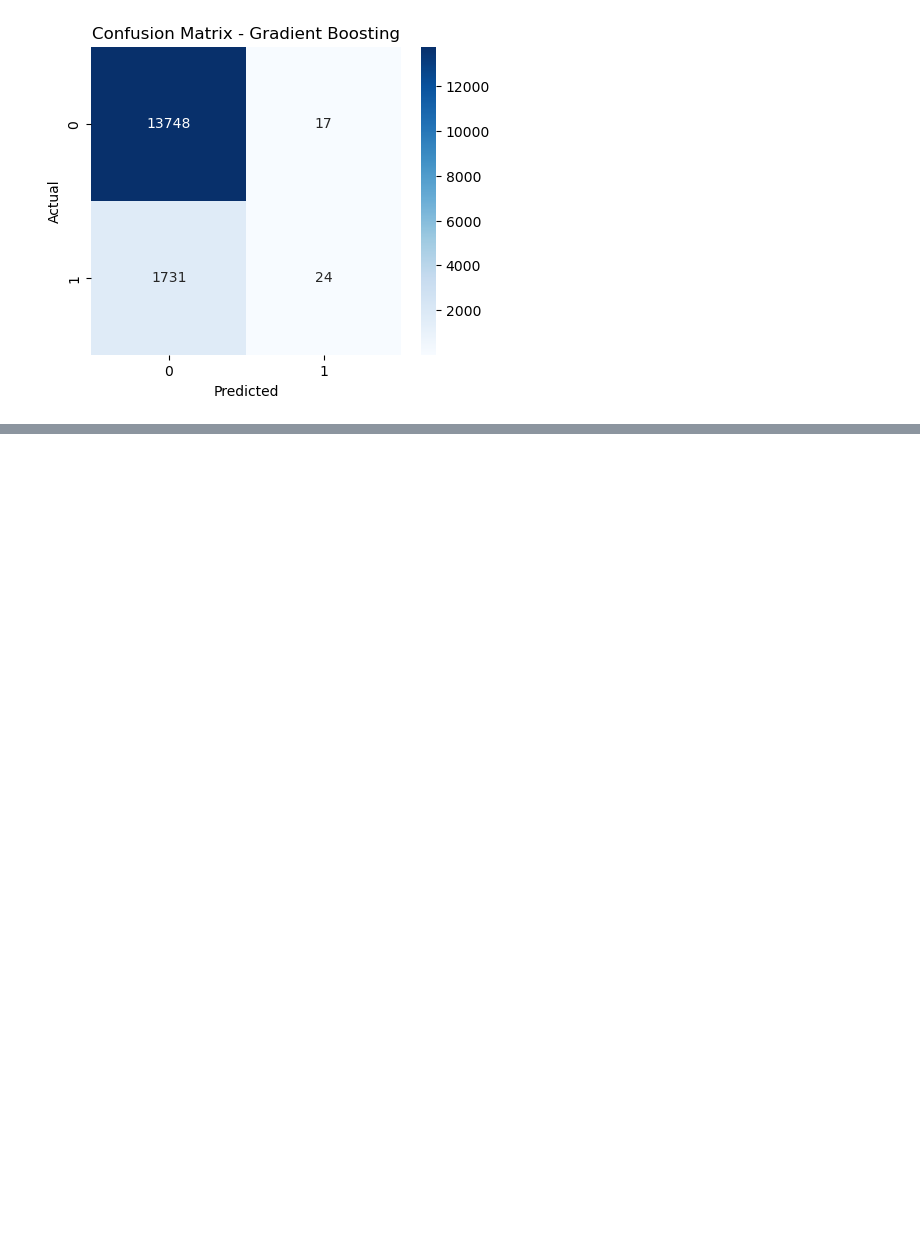
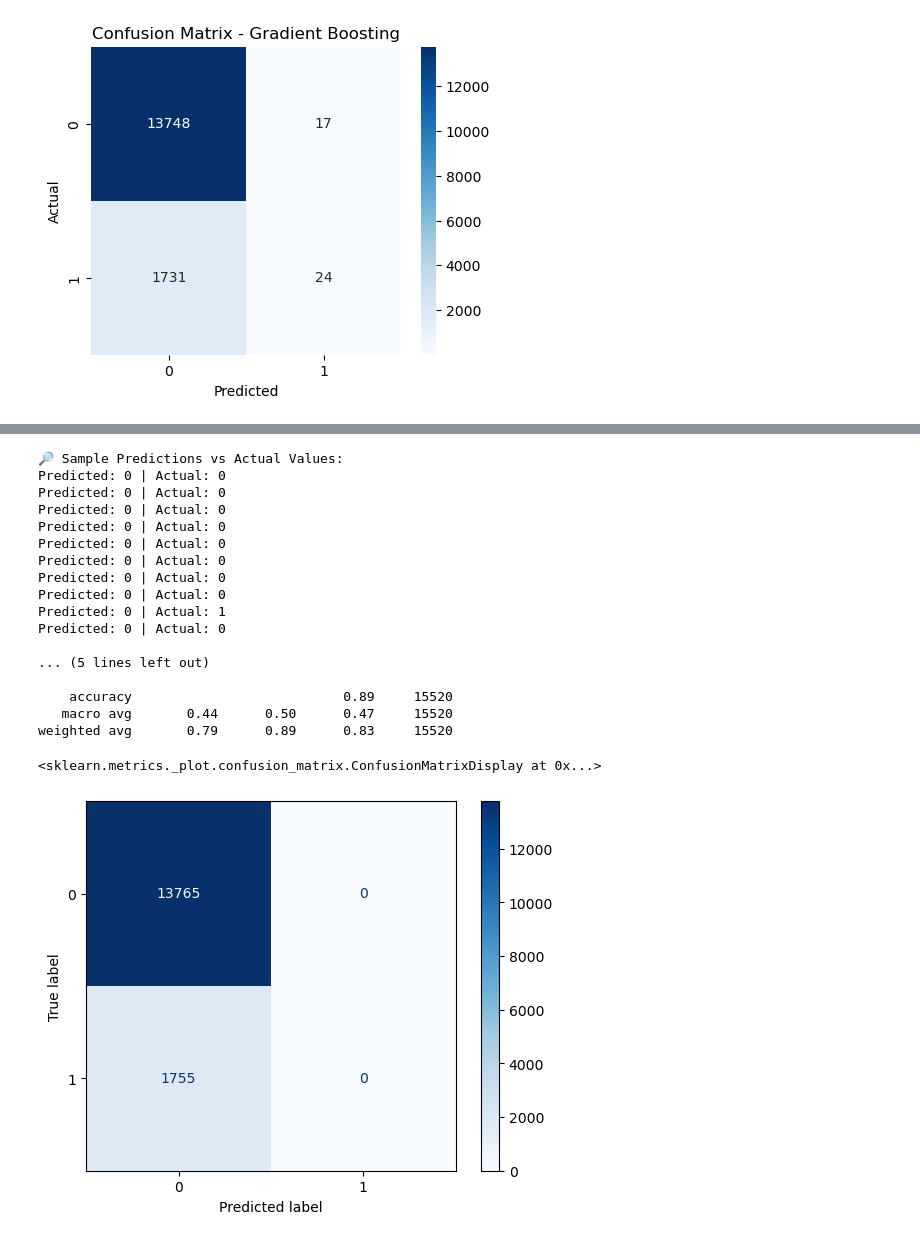
Before and after one commit to ayshathfahima/Final_project__Predicting-30-Day-Hospital-Readmission-in-Diabetic-Patients, a Jupyter notebook: Final_Project.ipynb, the cells around one changed output, grey strips where cells are left out. Saved outputs shown, nothing was run; the diff lists cells and outputs as text; code cells hidden in the pictures; blank space fills up the shorter version.

```diff
--- a/Final_Project.ipynb
+++ b/Final_Project.ipynb
@@ -346,0 +562,42 @@ This helps hospitals identify patients at risk of **30-day readmission** and imp
+# %%
+from sklearn.metrics import classification_report, confusion_matrix, ConfusionMatrixDisplay
+
+# Use the best Decision Tree model
+best_model = best_models["Decision Tree"]
+
+# Predictions on test set
+y_pred = best_model.predict(X_test)
+
+# Show first 10 predictions vs actual values
+print("🔎 Sample Predictions vs Actual Values:")
+for i in range(10):
+    print(f"Predicted: {y_pred[i]} | Actual: {y_test.iloc[i]}")
+
+# Classification Report
+print("\n📊 Classification Report:")
+print(classification_report(y_test, y_pred))
+
+# Confusion Matrix
+cm = confusion_matrix(y_test, y_pred)
+disp = ConfusionMatrixDisplay(confusion_matrix=cm, display_labels=best_model.classes_)
+disp.plot(cmap="Blues")
+# %% [output]
+🔎 Sample Predictions vs Actual Values:
+Predicted: 0 | Actual: 0
+Predicted: 0 | Actual: 0
+Predicted: 0 | Actual: 0
+Predicted: 0 | Actual: 0
+Predicted: 0 | Actual: 0
+Predicted: 0 | Actual: 0
+Predicted: 0 | Actual: 0
+Predicted: 0 | Actual: 0
+Predicted: 0 | Actual: 1
+Predicted: 0 | Actual: 0
+
+... (5 lines left out)
+
+    accuracy                           0.89     15520
+   macro avg       0.44      0.50      0.47     15520
+weighted avg       0.79      0.89      0.83     15520
+<sklearn.metrics._plot.confusion_matrix.ConfusionMatrixDisplay at 0x...>
+[figure, added]
```
Also changed, not shown: parts of 22 cells of this notebook.
